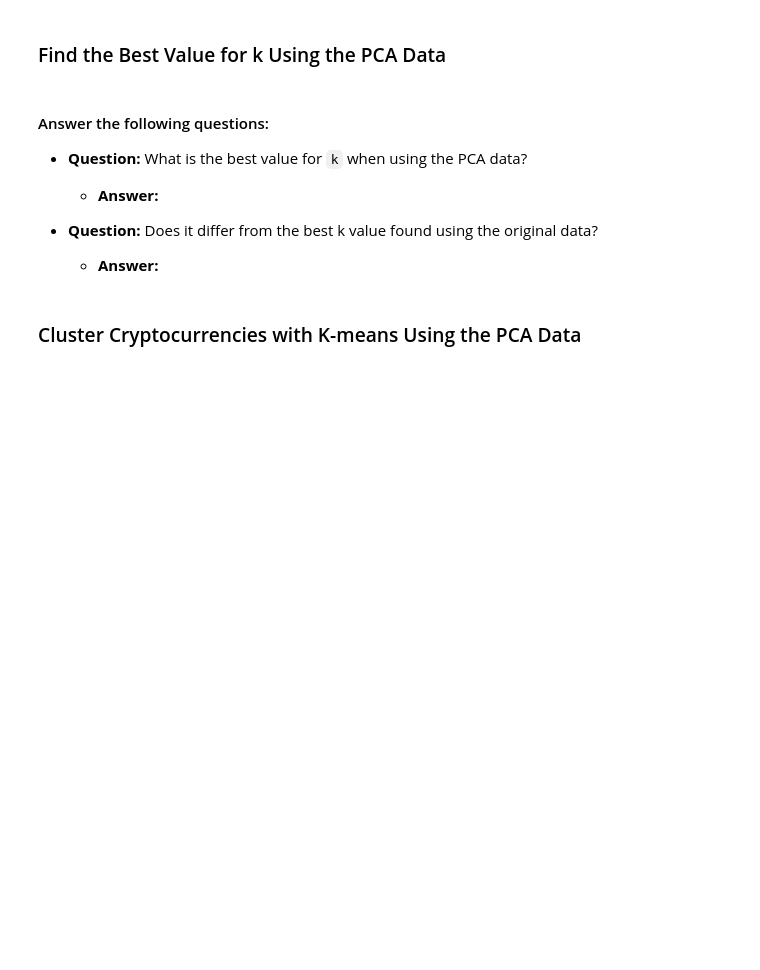
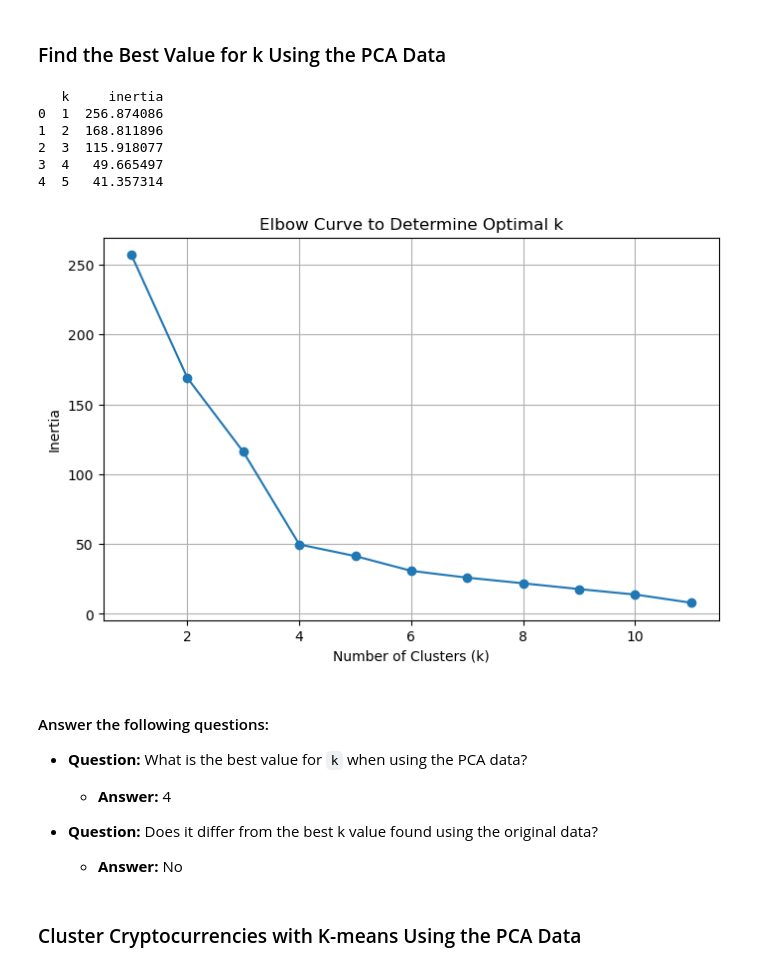
Before and after one commit to nicolercambron/CryptoClustering, a Jupyter notebook: Crypto_Clustering.ipynb, the cells around one changed output. Drawn from its saved outputs; the diff is of its cells as text; code cells hidden in the pictures; blank space fills up the shorter version.

```diff
--- a/Crypto_Clustering.ipynb
+++ b/Crypto_Clustering.ipynb
@@ -208,5 +267,6 @@ elbow_curve
 # %% [markdown]
 ### Optimize Clusters with Principal Component Analysis.
 # %%
-# Create a PCA model instance and set `n_components=3`.
+# Create a PCA model instance and set n_components=3
+pca = PCA(n_components=3)
 # %%
@@ -244,13 +333,35 @@ elbow_curve
 # %%
+from sklearn.cluster import KMeans
+
 # Create an empty list to store the inertia values
-
+inertia = []
 
 # Create a for loop to compute the inertia with each possible value of k
-# Inside the loop:
-# 1. Create a KMeans model using the loop counter for the n_clusters
-# 2. Fit the model to the data using `df_market_data_pca`
-# 3. Append the model.inertia_ to the inertia list
+for k in range(1, 12):
+    # 1. Create a KMeans model using the loop counter for the n_clusters
+    kmeans = KMeans(n_clusters=k, random_state=0)
+
+    # 2. Fit the model to the data using df_pca
+    kmeans.fit(df_pca)
+
+    # 3. Append the model.inertia_ to the inertia list
+    inertia.append(kmeans.inertia_)
 # %%
 # Create a dictionary with the data to plot the Elbow curve
+elbow_data = {
+    "k": list(range(1, 12)),  # List of k values from 1 to 11
+    "inertia": inertia  # List of inertia values computed earlier
+}
 
 # Create a DataFrame with the data to plot the Elbow curve
+df_elbow = pd.DataFrame(elbow_data)
+
+# Display the first few rows of the DataFrame to verify
+print(df_elbow.head())
+# %% [output]
+   k     inertia
+0  1  256.874086
+1  2  168.811896
+2  3  115.918077
+3  4   49.665497
+4  5   41.357314
@@ -260,13 +368,30 @@ elbow_curve
+# %%
+import matplotlib.pyplot as plt
+
+# Plot a line chart with the inertia values
+plt.figure(figsize=(8, 5))
+plt.plot(df_elbow['k'], df_elbow['inertia'], marker='o')
+
+# Add title and labels to the plot
+plt.title('Elbow Curve to Determine Optimal k')
+plt.xlabel('Number of Clusters (k)')
+plt.ylabel('Inertia')
+
+# Show the plot
+plt.grid(True)
+plt.show()
+# %% [output]
+[figure, added]
 # %% [markdown]
 #### Answer the following questions:
 
 * **Question:** What is the best value for `k` when using the PCA data?
 
-  * **Answer:**
+  * **Answer:** 4
 
 
 * **Question:** Does it differ from the best k value found using the original data?
 
-  * **Answer:**
+  * **Answer:** No
 # %% [markdown]
 ### Cluster Cryptocurrencies with K-means Using the PCA Data
```
Also changed, not shown: parts of 32 cells of this notebook.
